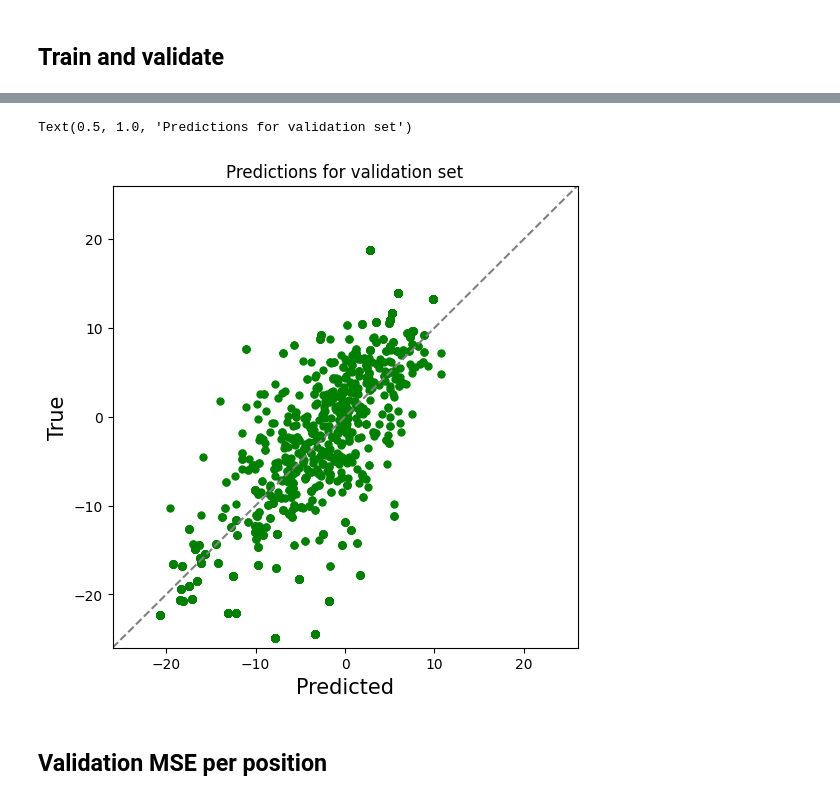
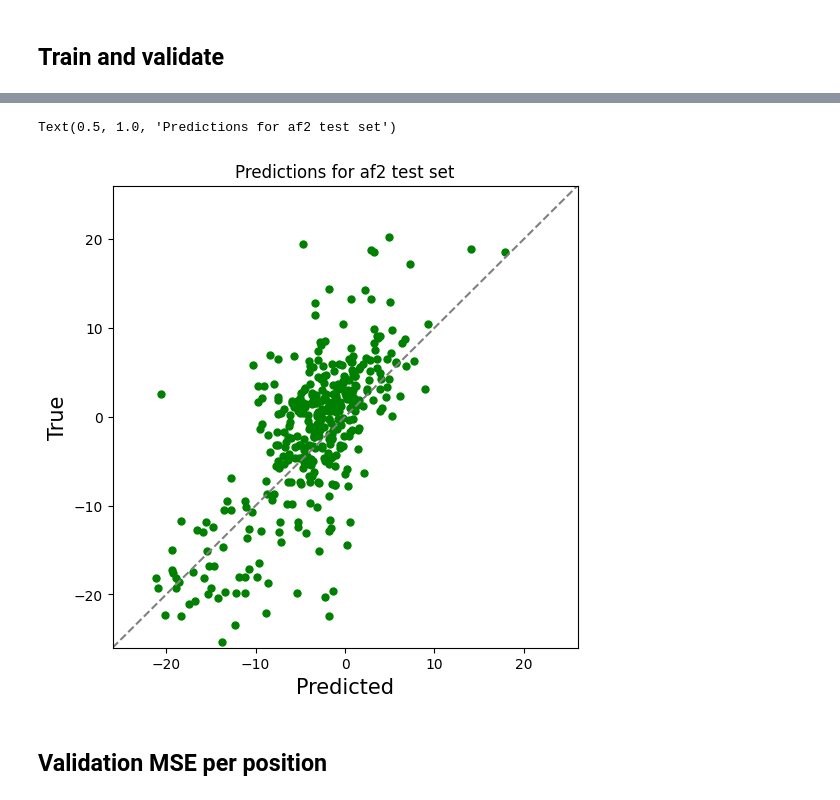
Before and after one commit to labstructbioinf/HAMPpred, a Jupyter notebook: notebooks/train_hamp_rot.ipynb, the cells around one changed output, grey strips where cells are left out. Saved outputs shown, nothing was run; the diff lists cells and outputs as text; code cells hidden in the pictures.

```diff
--- a/notebooks/train_hamp_rot.ipynb
+++ b/notebooks/train_hamp_rot.ipynb
@@ -57,3 +97,15 @@ mod = Predictor('hamp_rot', config=conf)
+# %%
+model_conf = model_config = {
+    'activation': 'tanh',
+    'norm': True,
+    'n_layers': 1,
+    'kernel_sizes': (3, 5, 7),
+    'lstm': 2,
+    'dense': 3,
+    'reshape_out': False,
+    'epochs': 100
+}
+mod = get_mod()
 # %%
 plt.plot(trained.history.history['mae'])
 plt.plot(trained.history.history['val_mae'])
@@ -79,5 +131,6 @@ plt.show()
 # %%
-val = data.loc[val_ids]
+val = f'{DATA_DIR}/af_clean_model_test.p'
+val = pd.read_pickle(val)
 seqs = list(val.train_seq)
 tr=[]
 for n,r in val.iterrows():
@@ -109,15 +144,15 @@ res
 # %%
 fig, ax = plt.subplots(1,1, figsize=(6, 6), dpi=100)
 ax.scatter(pr, tr, color='green', s=25)
 ax.set_ylim(-26, 26)
 ax.set_xlim(-26, 26)
 ax.plot([0, 1], [0, 1], '--', transform=ax.transAxes, color='grey')
 ax.set_xlabel('Predicted', size=15)
 ax.set_ylabel('True', size=15)
-ax.set_title('Predictions for validation set')
+ax.set_title('Predictions for af2 test set')
 # %% [output]
-Text(0.5, 1.0, 'Predictions for validation set')
+Text(0.5, 1.0, 'Predictions for af2 test set')
-[figure, old version]
+[figure, new version]
 # %% [markdown]
 ## Validation MSE per position
 # %%
```
Also changed, not shown: parts of 23 cells of this notebook, 8 other files.
